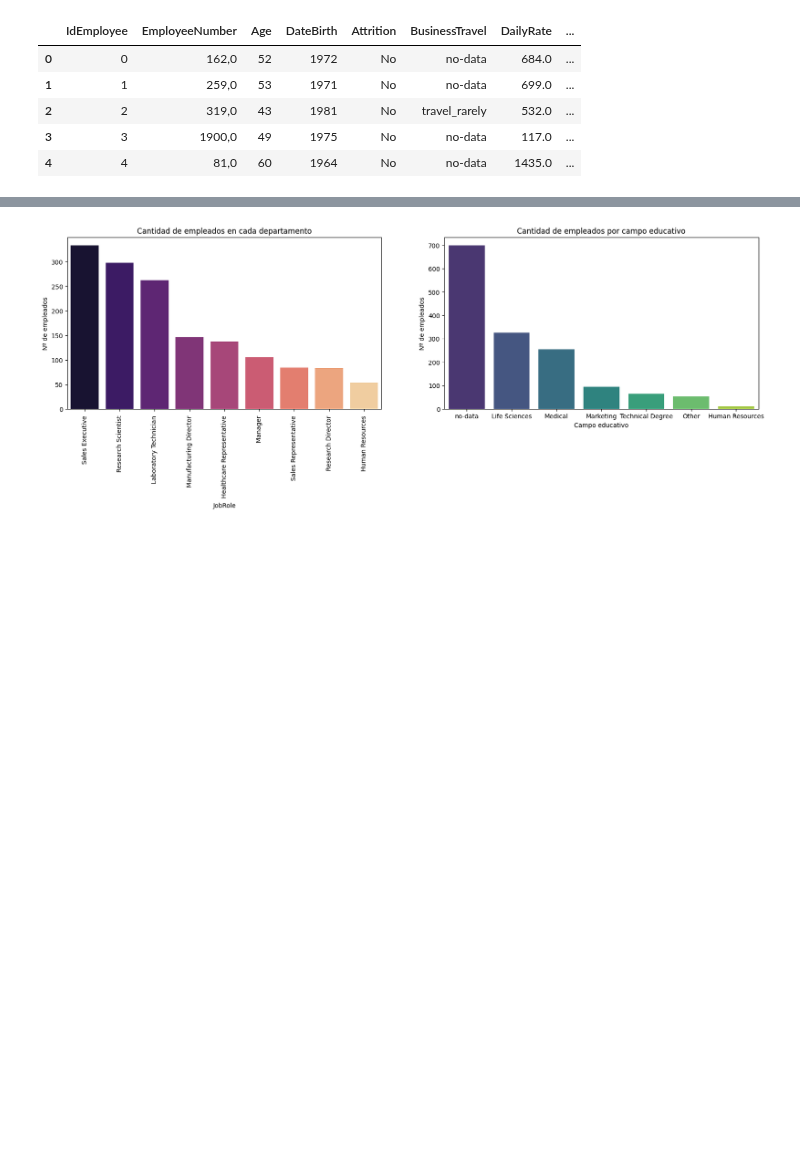
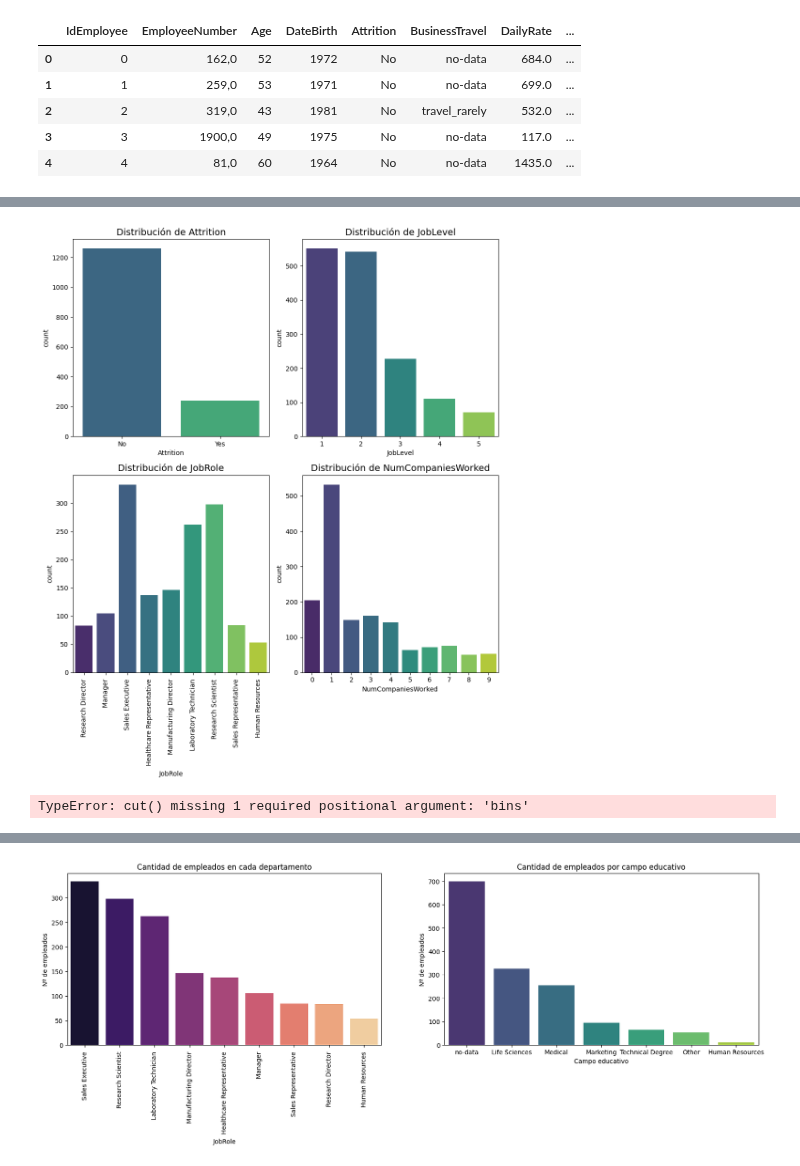
Before and after one commit to luzmarinahg/proyecto_eda_adalab, a Jupyter notebook: FASE 6-Reporte.ipynb, the cells around one changed output, grey strips where cells are left out. Cells and saved outputs as stored; diff of their text form; code cells hidden in the pictures; blank space fills up the shorter version.

```diff
--- a/FASE 6-Reporte.ipynb
+++ b/FASE 6-Reporte.ipynb
@@ -68,0 +144,79 @@ plt.ylabel("Cantidad de Empleados");
+# %%
+
+# Lista de columnas a graficar
+columns = ["Attrition", "JobLevel", "JobRole", "NumCompaniesWorked"]
+
+# Crear una figura con subplots (ajustar el número de filas y columnas)
+fig, axes = plt.subplots(2, 2, figsize=(10, 12))
+
+# Ajustar el espacio entre los gráficos
+plt.tight_layout(pad=5.0)
+
+# Crear cada gráfico de barras en su respectivo subplot
+for i, col in enumerate(columns):
+    # Seleccionar el subplot correspondiente (axes[0, 0], axes[0, 1], etc.)
+    ax = axes[i // 2, i % 2]
+
+    # Crear el gráfico de barras para la columna
+    sns.countplot(x=col, data=df, palette='viridis', ax=ax)
+
+    # Añadir el título correspondiente
+    ax.set_title(f'Distribución de {col}', fontsize=14)
+
+    # Ajustar etiquetas si es necesario
+    if col == "JobRole":
+        ax.set_xticklabels(ax.get_xticklabels(), rotation=90)
+
+# Mostrar la figura con todos los gráficos
+plt.tight_layout()
+plt.show()
+# %% [output]
+[figure, added]
+# %%
+import matplotlib.pyplot as plt
+import seaborn as sns
+import pandas as pd
+
+# Agrupar 'TotalWorkingYears' cada 5 años
+df['TotalWorkingYearsGroup'] = pd.cut(df['TotalWorkingYears'],labels=['0-5', '6-10', '11-15', '16-20', '21-25', '26-30', '31-35', '36-40', '41-45', '45+'])
+
+# Agrupar 'YearsAtCompany', dejando sin cambios los que llevan más de 15 años
+df['YearsAtCompanyGroup'] = df['YearsAtCompany'].apply(lambda x: '15+' if x > 15 else x)
+
+# Agrupar 'YearsSinceLastPromotion', agrupando los que llevan más de 10 años
+df['YearsSinceLastPromotionGroup'] = df['YearsSinceLastPromotion'].apply(lambda x: '10+' if x > 10 else x)
+
+# Agrupar 'YearsWithCurrManager', agrupando los que llevan más de 10 años
+df['YearsWithCurrManagerGroup'] = df['YearsWithCurrManager'].apply(lambda x: '10+' if x > 10 else x)
+
+# Lista de columnas a graficar (modificadas)
+columns = ["Attrition", "JobLevel", "JobRole", "NumCompaniesWorked",
+           "TotalWorkingYearsGroup", "YearsAtCompanyGroup",
+           "YearsSinceLastPromotionGroup", "YearsWithCurrManagerGroup"]
+
+# Crear una figura con subplots (ajustar el número de filas y columnas)
+fig, axes = plt.subplots(4, 2, figsize=(16, 18))  # 4 filas, 2 columnas
+
+# Ajustar el espacio entre los gráficos
+plt.tight_layout(pad=5.0)
+
+# Crear cada gráfico de barras en su respectivo subplot
+for i, col in enumerate(columns):
+    # Seleccionar el subplot correspondiente (axes[0, 0], axes[0, 1], etc.)
+    ax = axes[i // 2, i % 2]
+
+    # Crear el gráfico de barras para la columna
+    sns.countplot(x=col, data=df, palette='viridis', ax=ax)
+
+    # Añadir el título correspondiente
+    ax.set_title(f'Distribución de {col}', fontsize=14)
+
+    # Ajustar etiquetas si es necesario
+    if col == "JobRole":
+        ax.set_xticklabels(ax.get_xticklabels(), rotation=90)
+
+# Mostrar la figura con todos los gráficos
+plt.tight_layout()
+plt.show()
+# %% [output]
+TypeError: cut() missing 1 required positional argument: 'bins'
```
Also changed, not shown: parts of 15 cells of this notebook, 2 other files.
